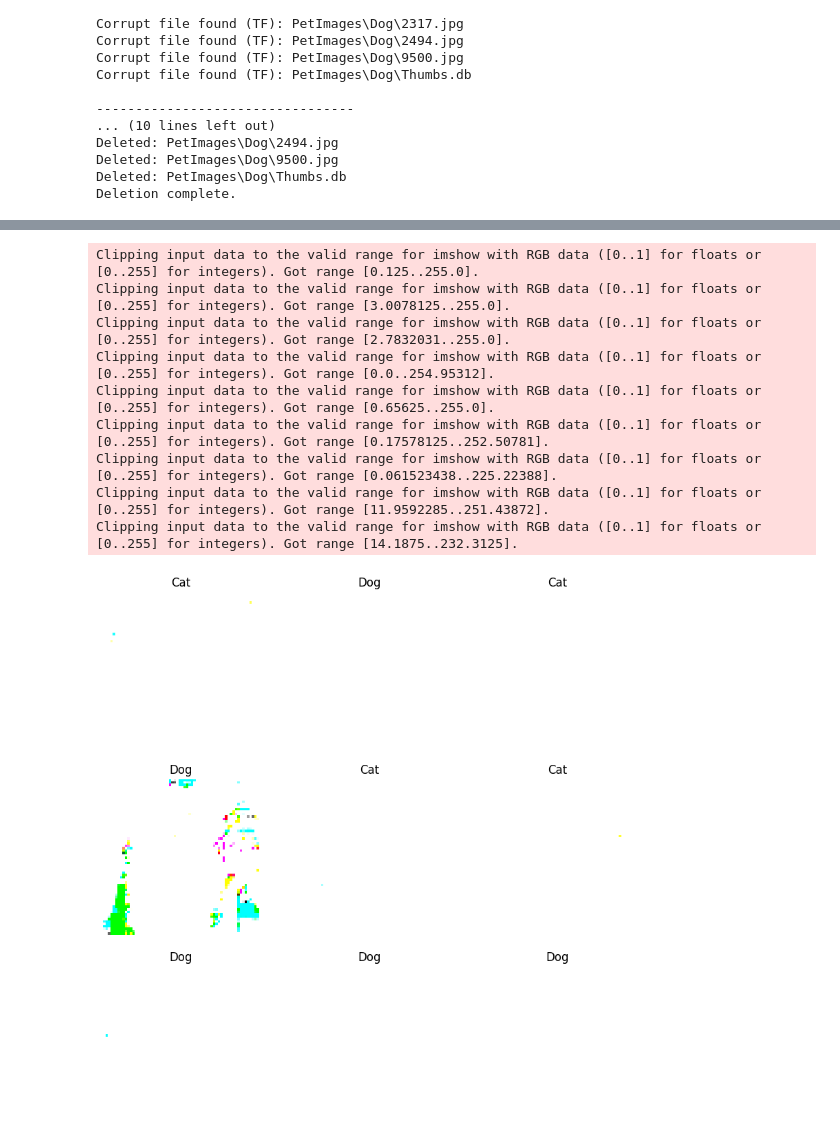
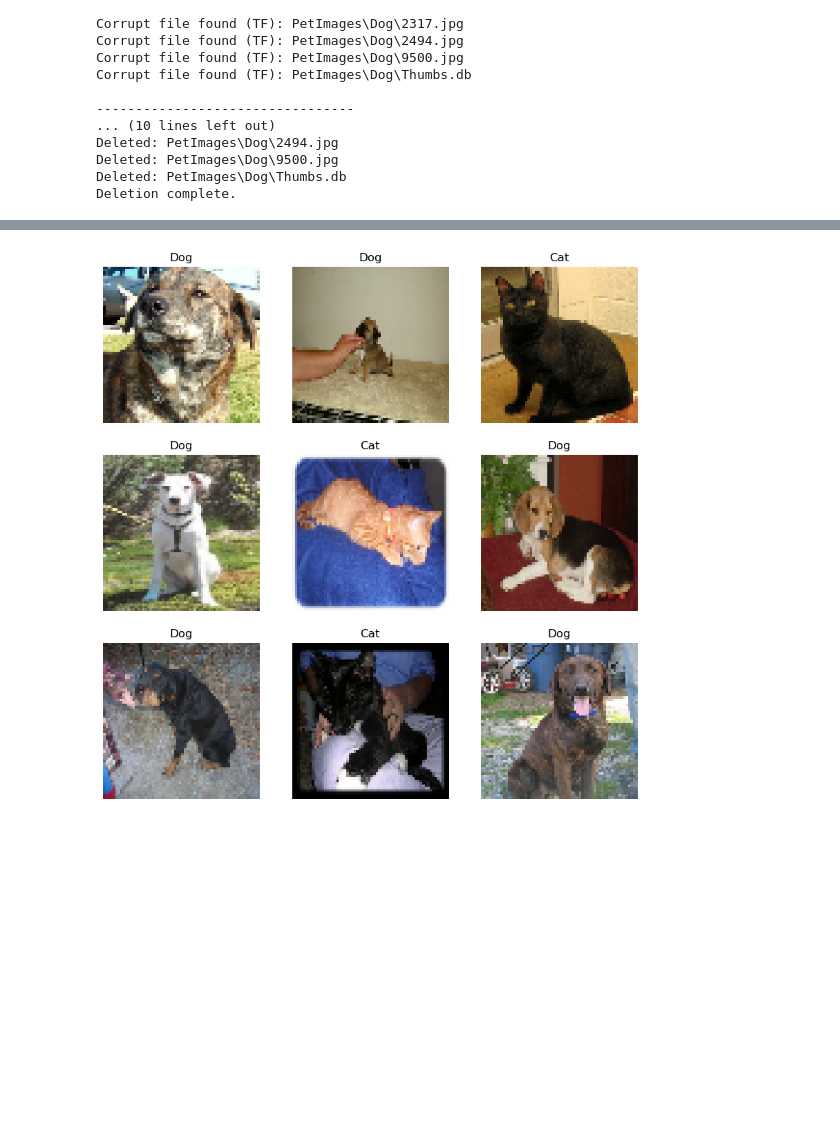
Before and after one commit to lborerseabloom/CSC-316, a Jupyter notebook: dog cat.ipynb, the cells around one changed output, grey strips where cells are left out. Cells and saved outputs as stored; diff of their text form; code cells hidden in the pictures; blank space fills up the shorter version.

Commit message:
fixed images

```diff
--- a/dog cat.ipynb
+++ b/dog cat.ipynb
@@ -142,43 +120,34 @@ Class names found: ['Cat', 'Dog']
 # %%
 plt.figure(figsize=(10, 10))
 
 # Take one batch from the dataset
 # A batch contains a tensor of images and a tensor of their corresponding labels
 for images, labels in train_dataset.take(1):
   # `images` is a batch of images (e.g., 32 images of shape 64x64x3)
   # `labels` is a batch of labels (e.g., 32 integers from 0 to n_classes-1)
 
   # Loop through the first 9 images in the batch
   for i in range(9):
     # Create a subplot for each image
     ax = plt.subplot(3, 3, i + 1)
 
     # Display the image
     # Note: Keras reads images as tf.Tensor, matplotlib expects NumPy arrays.
     # We also expect pixel values to be in the range [0, 1] for floating point images.
-    # If you haven't normalized yet, you'd do images[i].numpy().astype("uint8")
-    plt.imshow(images[i].numpy().astype("float32"))
+    # If you haven't normalized yet use uint8 float32 for normalized
+    plt.imshow(images[i].numpy().astype("uint8"))
 
     # Get the corresponding label name from the class_names list
     label_name = class_names[labels[i]]
     plt.title(label_name)
 
     # Hide the axes
     plt.axis("off")
 
 # Display the plot
 plt.show()
 # %% [output]
-Clipping input data to the valid range for imshow with RGB data ([0..1] for floats or [0..255] for integers). Got range [0.125..255.0].
-Clipping input data to the valid range for imshow with RGB data ([0..1] for floats or [0..255] for integers). Got range [3.0078125..255.0].
-Clipping input data to the valid range for imshow with RGB data ([0..1] for floats or [0..255] for integers). Got range [2.7832031..255.0].
-Clipping input data to the valid range for imshow with RGB data ([0..1] for floats or [0..255] for integers). Got range [0.0..254.95312].
-Clipping input data to the valid range for imshow with RGB data ([0..1] for floats or [0..255] for integers). Got range [0.65625..255.0].
-Clipping input data to the valid range for imshow with RGB data ([0..1] for floats or [0..255] for integers). Got range [0.17578125..252.50781].
-Clipping input data to the valid range for imshow with RGB data ([0..1] for floats or [0..255] for integers). Got range [0.061523438..225.22388].
-Clipping input data to the valid range for imshow with RGB data ([0..1] for floats or [0..255] for integers). Got range [11.9592285..251.43872].
-Clipping input data to the valid range for imshow with RGB data ([0..1] for floats or [0..255] for integers). Got range [14.1875..232.3125].
-[figure, old version]
+[figure, new version]
 # %%
 feature_extractor = MobileNetV2(
     weights='imagenet',
```
Also changed, not shown: parts of 5 cells of this notebook.
